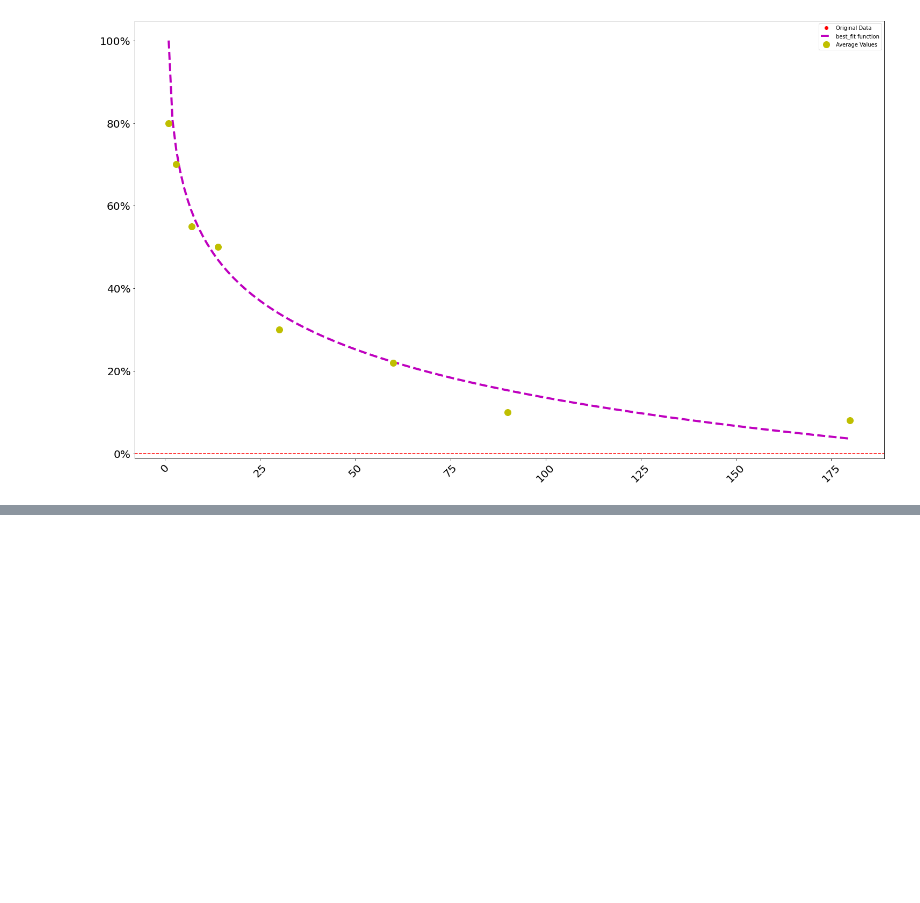
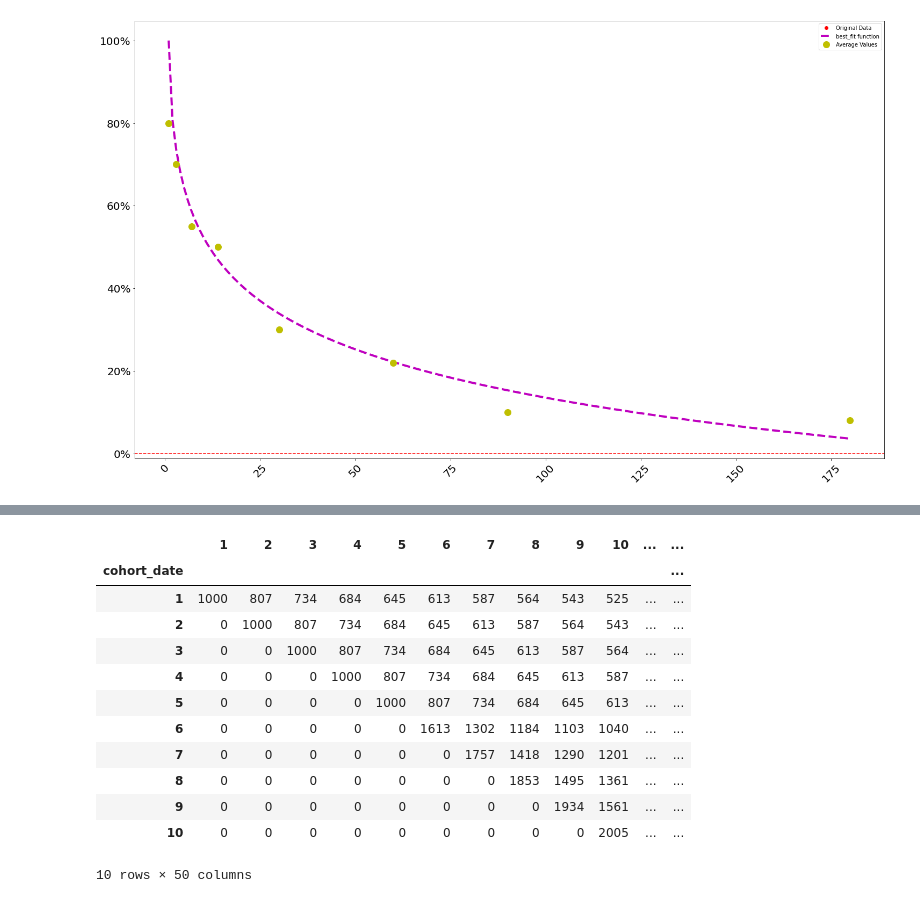
Before and after one commit to ds-wook/pyuba, a Jupyter notebook: examples.ipynb, the cells around one changed output, grey strips where cells are left out. Drawn from its saved outputs; the diff is of its cells as text; code cells hidden in the pictures; blank space fills up the shorter version.

```diff
--- a/examples.ipynb
+++ b/examples.ipynb
@@ -38,0 +38,25 @@ cohort_date                ...
+# %%
+facebook_DAU = uba.project_cohorted_DAU(
+    profile=facebook,
+    periods=50,
+    cohorts=cohorts,
+    DAU_target=10000,
+    DAU_target_timeline=10,
+    start_date=1,
+)
+
+facebook_DAU
+# %% [output]
+|  | 1 | 2 | 3 | 4 | 5 | 6 | 7 | 8 | 9 | 10 | ... | ... |
+| cohort_date |  |  |  |  |  |  |  |  |  |  |  | ... |
+| 1 | 1000 | 807 | 734 | 684 | 645 | 613 | 587 | 564 | 543 | 525 | ... | ... |
+| 2 | 0 | 1000 | 807 | 734 | 684 | 645 | 613 | 587 | 564 | 543 | ... | ... |
+| 3 | 0 | 0 | 1000 | 807 | 734 | 684 | 645 | 613 | 587 | 564 | ... | ... |
+| 4 | 0 | 0 | 0 | 1000 | 807 | 734 | 684 | 645 | 613 | 587 | ... | ... |
+| 5 | 0 | 0 | 0 | 0 | 1000 | 807 | 734 | 684 | 645 | 613 | ... | ... |
+| 6 | 0 | 0 | 0 | 0 | 0 | 1613 | 1302 | 1184 | 1103 | 1040 | ... | ... |
+| 7 | 0 | 0 | 0 | 0 | 0 | 0 | 1757 | 1418 | 1290 | 1201 | ... | ... |
+| 8 | 0 | 0 | 0 | 0 | 0 | 0 | 0 | 1853 | 1495 | 1361 | ... | ... |
+| 9 | 0 | 0 | 0 | 0 | 0 | 0 | 0 | 0 | 1934 | 1561 | ... | ... |
+| 10 | 0 | 0 | 0 | 0 | 0 | 0 | 0 | 0 | 0 | 2005 | ... | ... |
+10 rows × 50 columns
```
Also changed, not shown: parts of 6 cells of this notebook, 3 other files.
